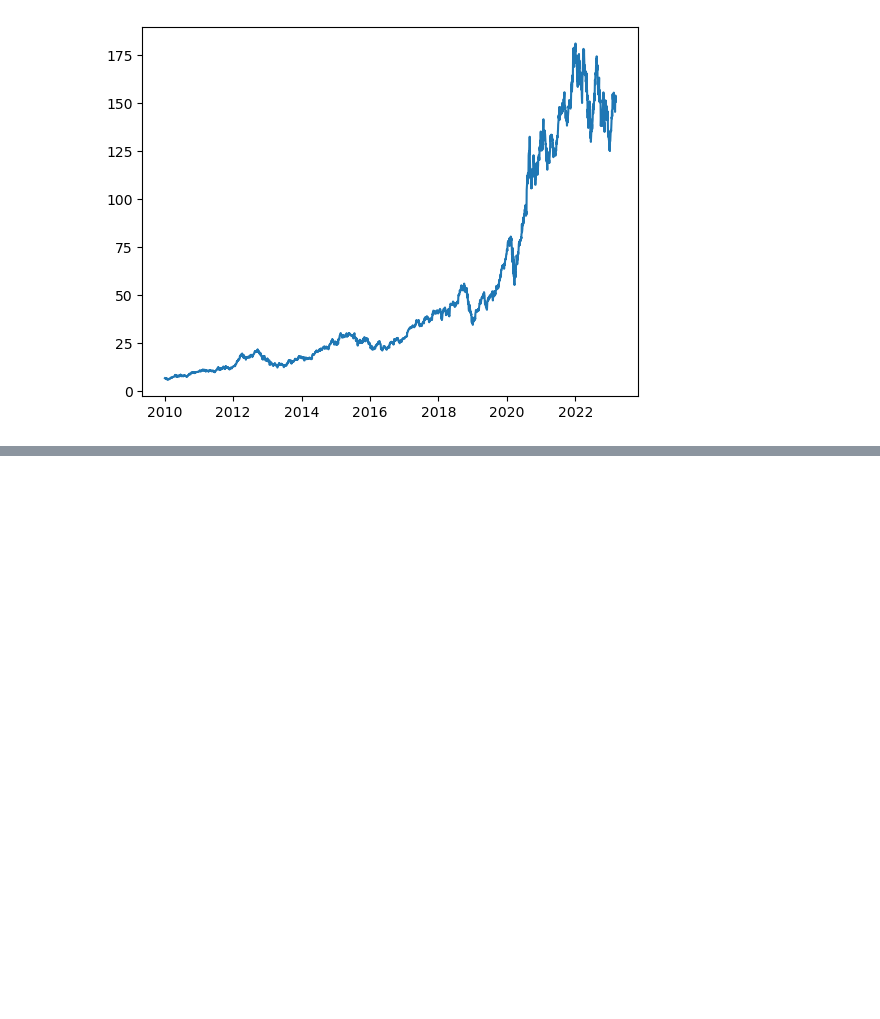
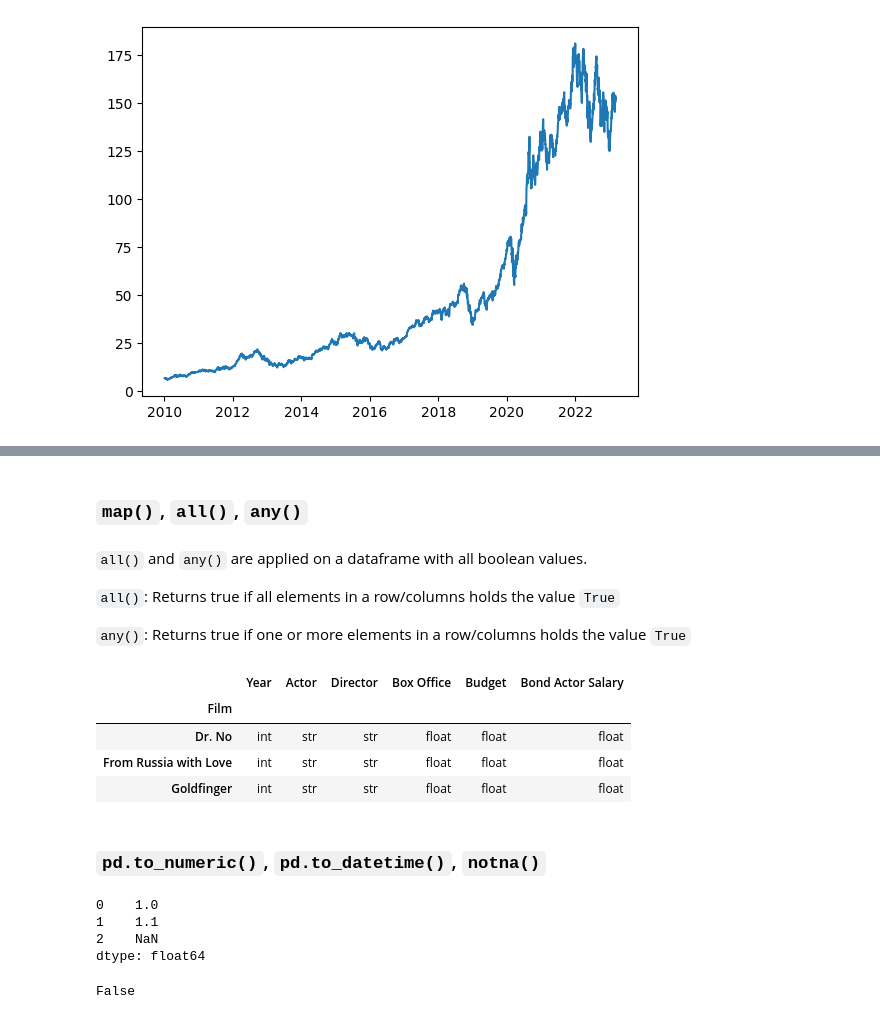
Before and after one commit to fredjo89/pandas-payground, a Jupyter notebook: 15_other_stuff.ipynb, the cells around one changed output, grey strips where cells are left out. Drawn from its saved outputs; the diff is of its cells as text; code cells hidden in the pictures; blank space fills up the shorter version.

```diff
--- a/15_other_stuff.ipynb
+++ b/15_other_stuff.ipynb
@@ -63,0 +186,8 @@ stocks.applymap(lambda cell: cell > 151)
+# %% [markdown]
+### `map()`, `all()`, `any()`
+# %% [markdown]
+`all()` and `any()` are applied on a dataframe with all boolean values.
+
+`all()`: Returns true if all elements in a row/columns holds the value `True`
+
+`any()`: Returns true if one or more elements in a row/columns holds the value `True`
@@ -63,0 +198,27 @@ stocks.applymap(lambda cell: cell > 151)
+# %%
+# Get name of type in each cell
+bond.map(lambda x: type(x).__name__).head(3)
+# %% [output]
+|  | Year | Actor | Director | Box Office | Budget | Bond Actor Salary |
+| Film |  |  |  |  |  |  |
+| Dr. No | int | str | str | float | float | float |
+| From Russia with Love | int | str | str | float | float | float |
+| Goldfinger | int | str | str | float | float | float |
+# %% [markdown]
+### `pd.to_numeric()`, `pd.to_datetime()`, `notna()`
+# %%
+# The below code casts all values to numeric if able, otherwise it is casted to NaN (becuse of errors="coerce")
+s = pd.Series(["1", "1.1", "a"])
+# The two lines below do the same thing, but the second is much faster. However, only the first one can be applied to a DataFrame.
+s.apply(pd.to_numeric, errors="coerce")
+pd.to_numeric(s, errors="coerce")
+# %% [output]
+0    1.0
+1    1.1
+2    NaN
+dtype: float64
+# %%
+# The below code checks whether all values can sucessfully be cased to numeric
+s.apply(pd.to_numeric, errors="coerce").notna().all()
+# %% [output]
+False
```
Also changed, not shown: parts of 47 cells of this notebook, 1 other file.
